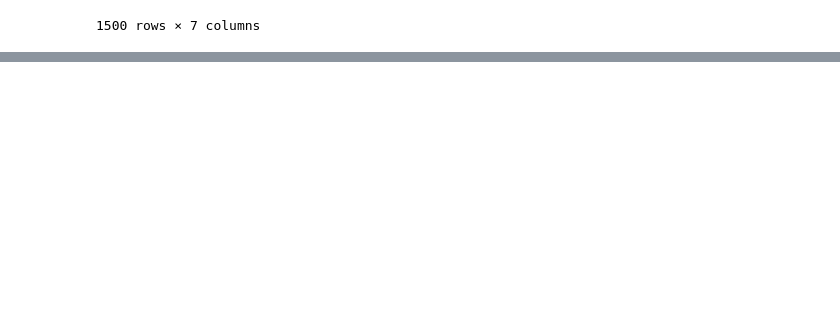
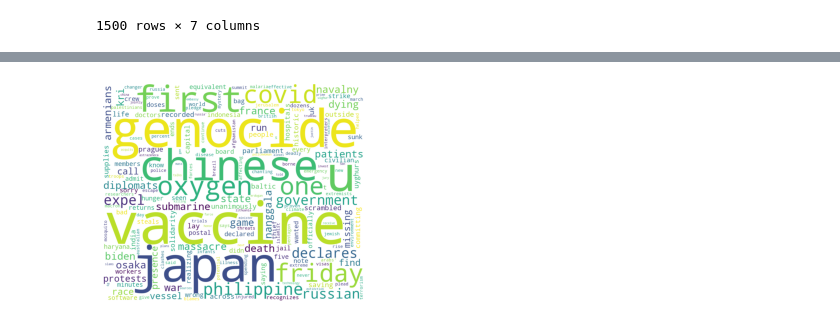
Before and after one commit to evan-dimartinis/447-Project, a Jupyter notebook: ProjectStart.ipynb, the cells around one changed output, grey strips where cells are left out. Saved outputs shown, nothing was run; the diff lists cells and outputs as text; code cells hidden in the pictures; blank space fills up the shorter version.

Commit message:
world news word cloud

```diff
--- a/ProjectStart.ipynb
+++ b/ProjectStart.ipynb
@@ -205,0 +303,16 @@ Version 7.0.0 of praw is outdated. Version 7.2.0 was released Wednesday February
+# %%
+import matplotlib.pyplot as plt
+from wordcloud import WordCloud, STOPWORDS
+
+WNtxt_content = open("worldNews_words.txt").read()
+
+wordcloud = WordCloud(stopwords = STOPWORDS,
+                     background_color = 'white',
+                     width = 1200,
+                     height = 1000).generate(WNtxt_content)
+
+plt.imshow(wordcloud)
+plt.axis('off')
+plt.show()
+# %% [output]
+[figure, added]
```
Also changed, not shown: parts of 6 cells of this notebook, 1 other file.
